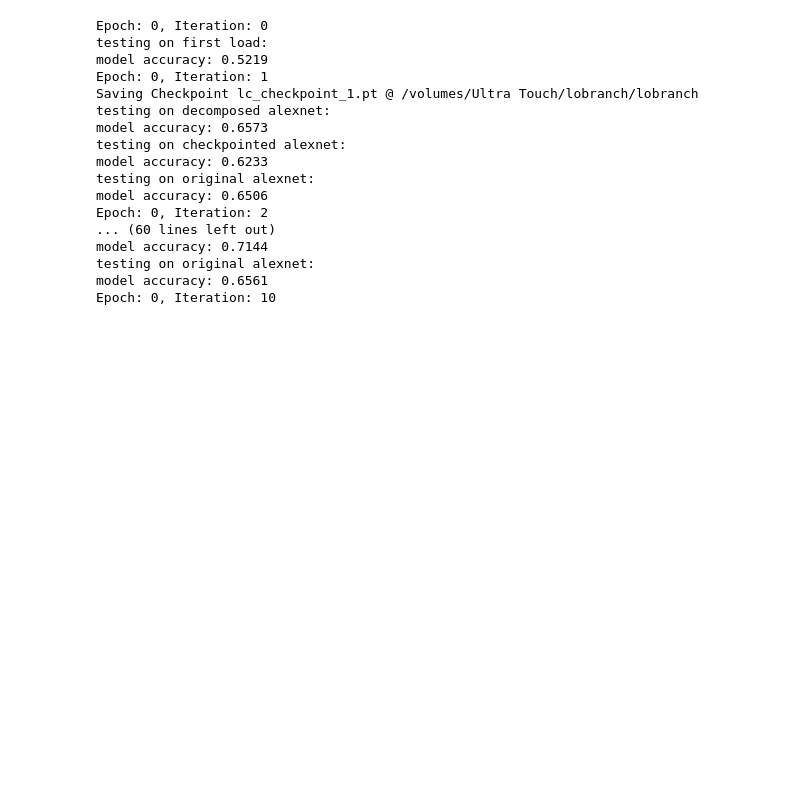
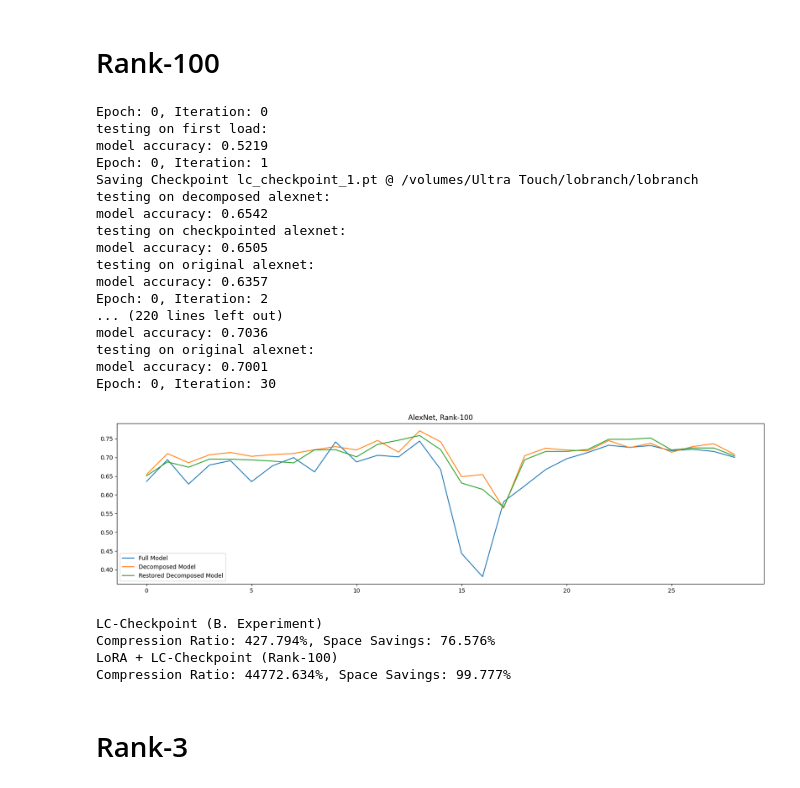
Before and after one commit to yeoshuheng/LC-LoRA, a Jupyter notebook: test.ipynb, the cells around one changed output. Drawn from its saved outputs; the diff is of its cells as text; code cells hidden in the pictures; blank space fills up the shorter version.

```diff
--- a/test.ipynb
+++ b/test.ipynb
@@ -50,6 +51,8 @@ if not os.path.exists(SAVE_LOC):
     os.makedirs(SAVE_LOC)
 if not os.path.exists(SAVE_LOC_FULL):
     os.makedirs(SAVE_LOC_FULL)
+# %% [markdown]
+# Rank-100
 # %%
 DECOMPOSED_LAYERS = ["classifier.1.weight", "classifier.4.weight"]
 
@@ -78,7 +81,7 @@ for epch in range(1):
     for i, data in enumerate(train_loader, 0):
         print("Epoch: {}, Iteration: {}".format(epch, i))
 
-        if i == 10: # end test
+        if i == 30: # end test
             break
 
         if i == 0: # first iteration, create baseline model
@@ -148,14 +151,42 @@ model accuracy: 0.5219
 Epoch: 0, Iteration: 1
 Saving Checkpoint lc_checkpoint_1.pt @ /volumes/Ultra Touch/lobranch/lobranch
 testing on decomposed alexnet:
-model accuracy: 0.6573
+model accuracy: 0.6542
 testing on checkpointed alexnet:
-model accuracy: 0.6233
+model accuracy: 0.6505
 testing on original alexnet:
-model accuracy: 0.6506
+model accuracy: 0.6357
 Epoch: 0, Iteration: 2
-... (60 lines left out)
-model accuracy: 0.7144
+... (220 lines left out)
+model accuracy: 0.7036
 testing on original alexnet:
-model accuracy: 0.6561
-Epoch: 0, Iteration: 10
+model accuracy: 0.7001
+Epoch: 0, Iteration: 30
+# %%
+plt.figure(figsize = (20, 5))
+plt.title("AlexNet, Rank-100")
+plt.plot(full_accuracy, label = "Full Model")
+plt.plot(decomposed_full_accuracy, label = "Decomposed Model")
+plt.plot(restored_accuracy, label = "Restored Decomposed Model")
+plt.legend()
+plt.show()
+# %% [output]
+[figure, added]
+# %%
+compressed_size = sum(os.path.getsize(SAVE_LOC + "/" + f)
+                      for f in os.listdir(SAVE_LOC))
+uncompressed_size = sum(os.path.getsize(SAVE_LOC_FULL + "/" + f)
+                        for f in os.listdir(SAVE_LOC_FULL))
+a, b = evaluate_compression(uncompressed_size, compressed_size)
+
+print("LC-Checkpoint (B. Experiment)")
+print("Compression Ratio: 427.794%, Space Savings: 76.576%")
+print("LoRA + LC-Checkpoint (Rank-100)")
+print("Compression Ratio: {}%, Space Savings: {}%".format(a, b))
+# %% [output]
+LC-Checkpoint (B. Experiment)
+Compression Ratio: 427.794%, Space Savings: 76.576%
+LoRA + LC-Checkpoint (Rank-100)
+Compression Ratio: 44772.634%, Space Savings: 99.777%
+# %% [markdown]
+# Rank-3
```
Also changed, not shown: parts of 5 cells of this notebook, 3 other files.
